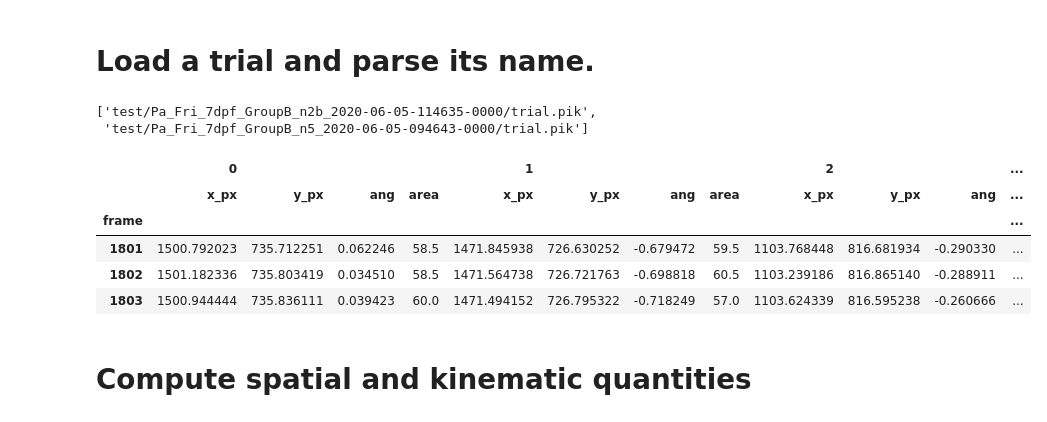
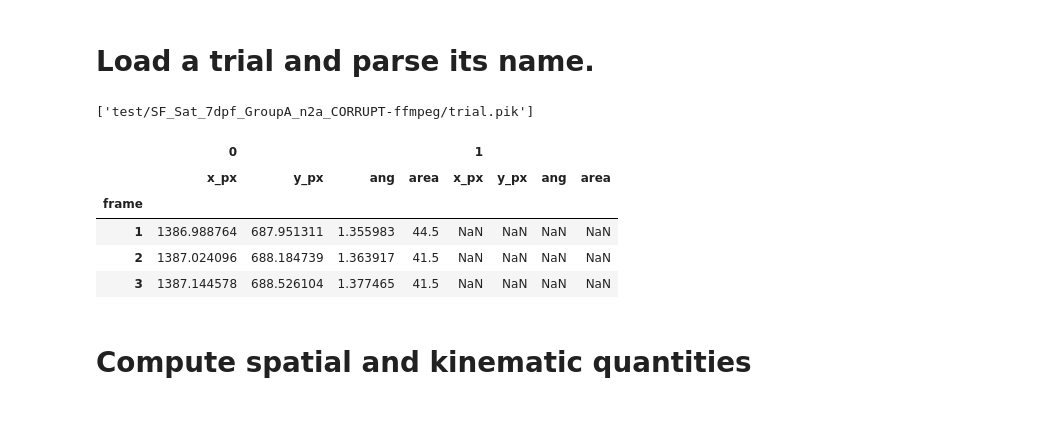
Before and after one commit to yffily/trilab-tracker, a Jupyter notebook: Analyze.ipynb, the cells around one changed output. Drawn from its saved outputs; the diff is of its cells as text; code cells hidden in the pictures.

```diff
--- a/Analyze.ipynb
+++ b/Analyze.ipynb
@@ -17,33 +17,38 @@ tank_diameter_vs_age = { 7:9.6, 14:10.4, 21:12.8, 28:17.7, 42:33.8 }
 # Load a trial and parse its name.
 # %%
 # trial_files = sorted(glob('../tracking/full/*/trial.pik'))
-trial_files = sorted(glob('test/*/trial.pik'))
+# trial_files = sorted(glob('test/*/trial.pik'))
+trial_files = ['test/SF_Sat_7dpf_GroupA_n2a_CORRUPT-ffmpeg/trial.pik']
 display(trial_files)
 
-trial_file  = trial_files[1]
+trial_file  = trial_files[0]
 
 
 pop,_,age,group,Nfish = os.path.basename(os.path.dirname(trial_file)).split('_')[:5]
 age   = int(age[:-3])
 n_ind = int(re.findall('\d+',Nfish)[0])
 # print(pop,age,group,n_ind)
 trial = { k:globals()[k] for k in ['pop','age','group','n_ind'] }
 
 trial.update(utils.load_pik(trial_file))
 # print(trial) #.keys())
 globals().update(trial)
 
+# Load the tracking data, originally a numpy.array, into a pandas.DataFrame.
+df = pd.DataFrame( data.reshape((data.shape[0],-1)))
+df.columns = pd.MultiIndex.from_product([ range(n_ind), ['x_px','y_px','ang','area'] ])
+df.index = pd.Index(frame_list, name='frame')
+
 display(df[:3])
-# trial.df.to_excel(trial.output_dir+'/df.xlsx')
+# # trial.df.to_excel(trial.output_dir+'/df.xlsx')
 # %% [output]
-['test/Pa_Fri_7dpf_GroupB_n2b_2020-06-05-114635-0000/trial.pik',
- 'test/Pa_Fri_7dpf_GroupB_n5_2020-06-05-094643-0000/trial.pik']
+['test/SF_Sat_7dpf_GroupA_n2a_CORRUPT-ffmpeg/trial.pik']
-|  | 0 |  |  |  | 1 |  |  |  | 2 |  |  | ... |
-|  | x_px | y_px | ang | area | x_px | y_px | ang | area | x_px | y_px | ang | ... |
-| frame |  |  |  |  |  |  |  |  |  |  |  | ... |
-| 1801 | 1500.792023 | 735.712251 | 0.062246 | 58.5 | 1471.845938 | 726.630252 | -0.679472 | 59.5 | 1103.768448 | 816.681934 | -0.290330 | ... |
-| 1802 | 1501.182336 | 735.803419 | 0.034510 | 58.5 | 1471.564738 | 726.721763 | -0.698818 | 60.5 | 1103.239186 | 816.865140 | -0.288911 | ... |
-| 1803 | 1500.944444 | 735.836111 | 0.039423 | 60.0 | 1471.494152 | 726.795322 | -0.718249 | 57.0 | 1103.624339 | 816.595238 | -0.260666 | ... |
+|  | 0 |  |  |  | 1 |  |  |  |
+|  | x_px | y_px | ang | area | x_px | y_px | ang | area |
+| frame |  |  |  |  |  |  |  |  |
+| 1 | 1386.988764 | 687.951311 | 1.355983 | 44.5 | NaN | NaN | NaN | NaN |
+| 2 | 1387.024096 | 688.184739 | 1.363917 | 41.5 | NaN | NaN | NaN | NaN |
+| 3 | 1387.144578 | 688.526104 | 1.377465 | 41.5 | NaN | NaN | NaN | NaN |
 # %% [markdown]
 # Compute spatial and kinematic quantities
 # %%
```
Also changed, not shown: parts of 1 cell of this notebook, 4 other files.
